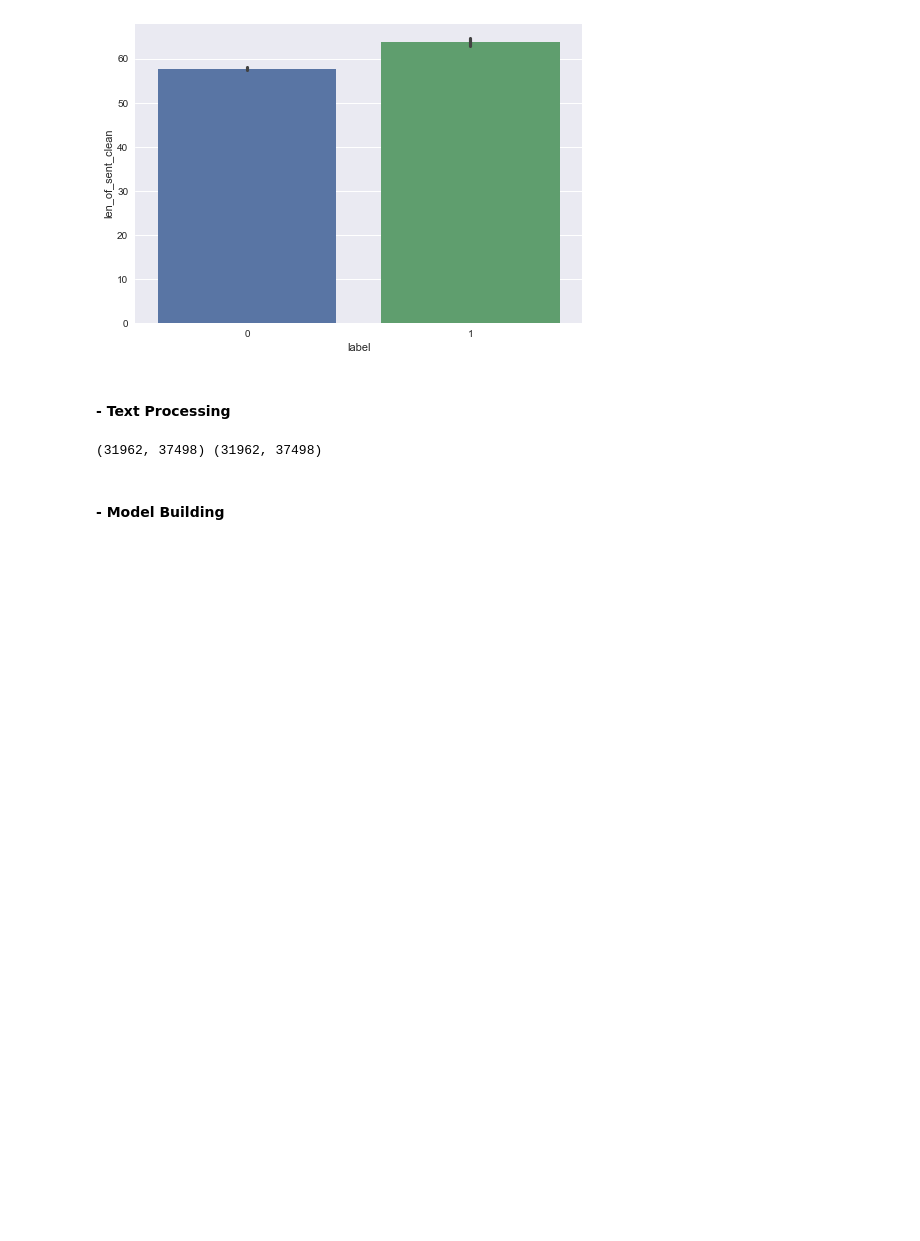
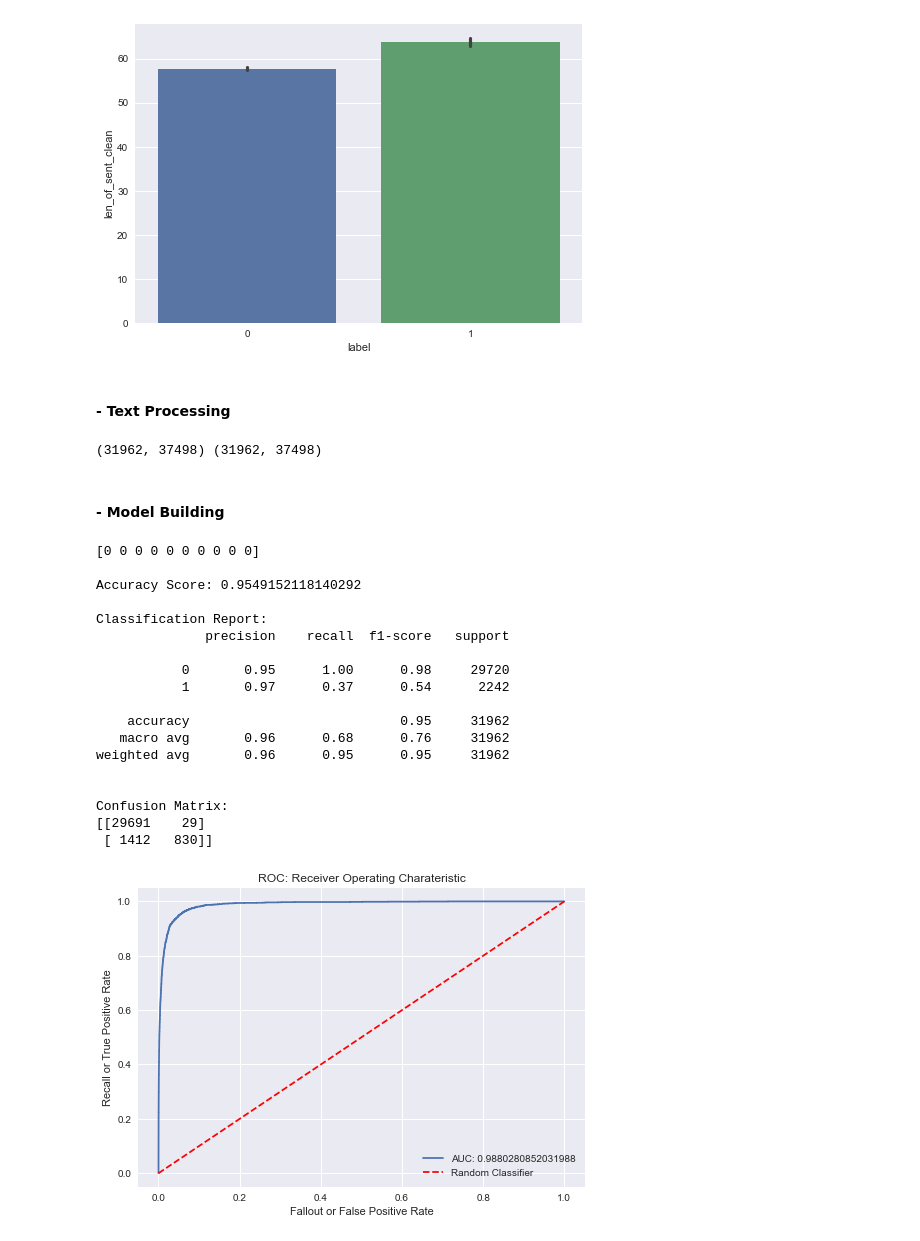
Before and after one commit to AgungYogaSetiawan/Sentiment-Analysis, a Jupyter notebook: Sentiment Analysis.ipynb, the cells around one changed output. Cells and saved outputs as stored; diff of their text form; code cells hidden in the pictures; blank space fills up the shorter version.

```diff
--- a/Sentiment Analysis.ipynb
+++ b/Sentiment Analysis.ipynb
@@ -249,8 +249,52 @@ X_train_vec = count_vec.fit_transform(X)
 
 tf_trans = TfidfTransformer()
 X_train_idf = tf_trans.fit_transform(X_train_vec)
+
+X_test = count_vec.transform(X)
+X_test_idf = tf_trans.transform(X_test)
 print(X_train_vec.shape, X_train_idf.shape)
 # %% [output]
 (31962, 37498) (31962, 37498)
 # %% [markdown]
 #### - Model Building
+# %%
+# LogisticRegression
+model_lr = LogisticRegression().fit(X_train_idf, y)
+prediction = model_lr.predict(X_test_idf)
+print(prediction[:10], '\n')
+acc_lr = (prediction == y).mean()
+print(f'Accuracy Score: {acc_lr}', '\n')
+print(f'Classification Report: \n{classification_report(y, prediction)}', '\n')
+print(f'Confusion Matrix: \n{confusion_matrix(y, prediction)}', '\n')
+
+prob_estimates = model_lr.predict_proba(X_test_idf)
+fpr, tpr, threshold = roc_curve(y, prob_estimates[:, 1])
+nilai_auc = auc(fpr, tpr)
+
+plt.plot(fpr, tpr, label=f'AUC: {nilai_auc}')
+plt.plot([0,1], [0,1], 'r--', label='Random Classifier')
+plt.title('ROC: Receiver Operating Charateristic')
+plt.ylabel('Recall or True Positive Rate')
+plt.xlabel('Fallout or False Positive Rate')
+plt.legend()
+plt.show()
+# %% [output]
+[0 0 0 0 0 0 0 0 0 0]
+
+Accuracy Score: 0.9549152118140292
+
+Classification Report:
+              precision    recall  f1-score   support
+
+           0       0.95      1.00      0.98     29720
+           1       0.97      0.37      0.54      2242
+
+    accuracy                           0.95     31962
+   macro avg       0.96      0.68      0.76     31962
+weighted avg       0.96      0.95      0.95     31962
+
+
+Confusion Matrix:
+[[29691    29]
+ [ 1412   830]]
+[figure, added]
```
Also changed, not shown: parts of 14 cells of this notebook, 1 other file.
